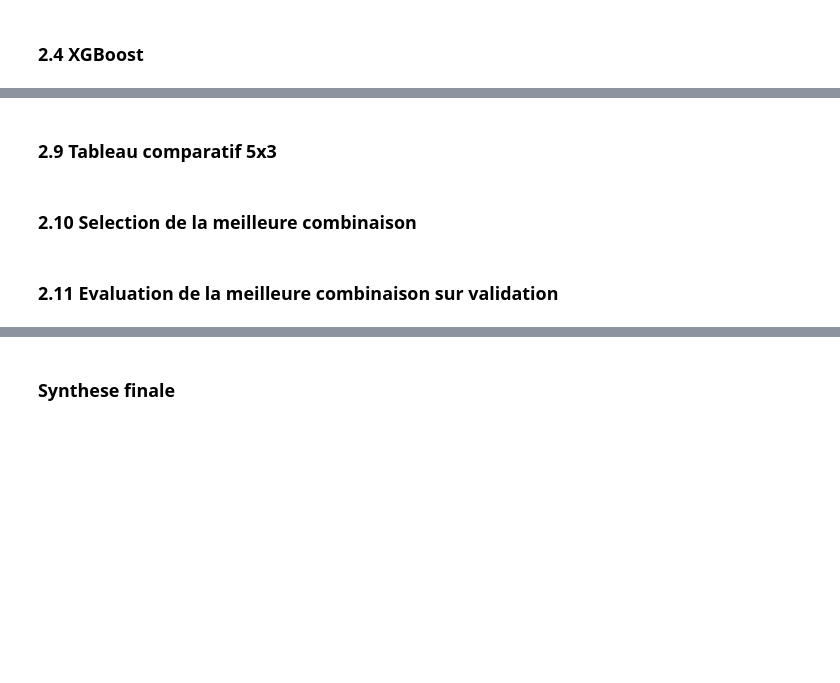
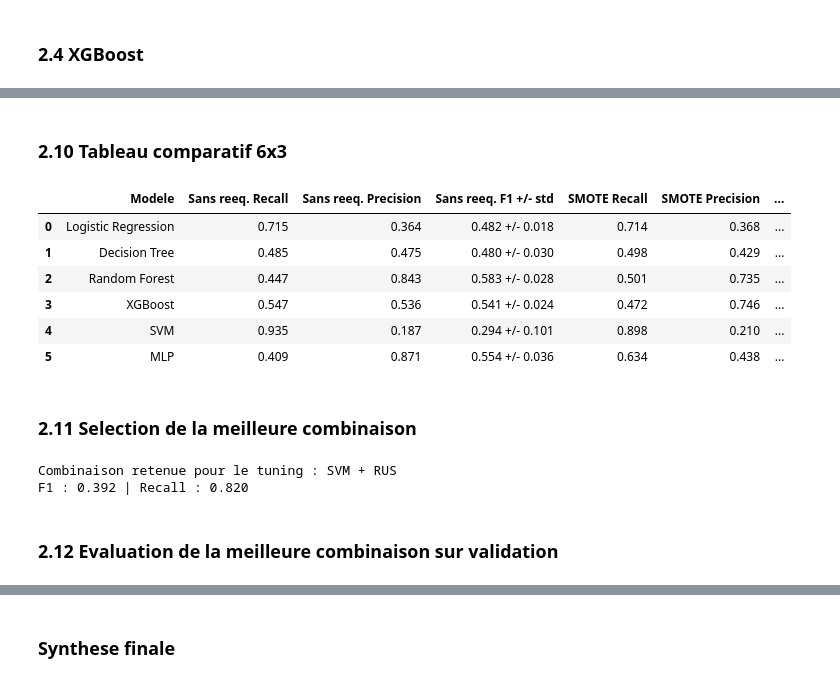
Before and after one commit to Assel-El-Fadil/ML_Medical_trial_prediction, a Jupyter notebook: notebooks/04_modeling.ipynb, the cells around one changed output, grey strips where cells are left out. Saved outputs shown, nothing was run; the diff lists cells and outputs as text; code cells hidden in the pictures; blank space fills up the shorter version.

Commit message:
tuning

```diff
--- a/notebooks/04_modeling.ipynb
+++ b/notebooks/04_modeling.ipynb
@@ -147,0 +181,20 @@ print(f"Precision : {np.mean(results_xgb['test_precision']):.3f} ± {np.std(resu
+# %%
+from sklearn.model_selection import StratifiedKFold
+scoring = ['f1', 'recall', 'precision']
+cv = StratifiedKFold(n_splits=5, shuffle=True, random_state=42)
+import numpy as np
+from sklearn.model_selection import cross_validate
+from imblearn.pipeline import Pipeline
+from sklearn.svm import SVC
+
+pipeline_svm = Pipeline([
+    ('preprocessor', preprocessor),
+    ('model', SVC(kernel='rbf', class_weight='balanced', random_state=42))
+])
+
+results_svm = cross_validate(pipeline_svm, X_train, y_train, cv=cv, scoring=scoring, n_jobs=-1)
+
+print("SVM :")
+print(f"F1-score  : {np.mean(results_svm['test_f1']):.3f} ± {np.std(results_svm['test_f1']):.3f}")
+print(f"Recall    : {np.mean(results_svm['test_recall']):.3f} ± {np.std(results_svm['test_recall']):.3f}")
+print(f"Precision : {np.mean(results_svm['test_precision']):.3f} ± {np.std(results_svm['test_precision']):.3f}")
@@ -179,6 +242,7 @@ results_map = {
     'Decision Tree':        results_dt,
     'Random Forest':        results_rf,
     'XGBoost':              results_xgb,
+    'SVM':                  results_svm,
     'MLP':                  results_mlp,
 }
 
@@ -204,6 +277,7 @@ from sklearn.linear_model import LogisticRegression
 from sklearn.tree import DecisionTreeClassifier
 from sklearn.ensemble import RandomForestClassifier
 from xgboost import XGBClassifier
+from sklearn.svm import SVC
 from sklearn.neural_network import MLPClassifier
 from sklearn.model_selection import StratifiedKFold, cross_validate
 import numpy as np
@@ -216,6 +290,7 @@ pipelines_smote = {
     'Decision Tree':       Pipeline([('preprocessor', preprocessor), ('smote', SMOTE(random_state=42)), ('model', DecisionTreeClassifier(random_state=42))]),
     'Random Forest':       Pipeline([('preprocessor', preprocessor), ('smote', SMOTE(random_state=42)), ('model', RandomForestClassifier(n_estimators=200, random_state=42))]),
     'XGBoost':             Pipeline([('preprocessor', preprocessor), ('smote', SMOTE(random_state=42)), ('model', XGBClassifier(eval_metric='logloss', random_state=42))]),
+    'SVM':                 Pipeline([('preprocessor', preprocessor), ('smote', SMOTE(random_state=42)), ('model', SVC(kernel='rbf', random_state=42))]),
     'MLP':                 Pipeline([('preprocessor', preprocessor), ('smote', SMOTE(random_state=42)), ('model', MLPClassifier(early_stopping=True, max_iter=500, random_state=42))]),
 }
 
@@ -234,6 +327,7 @@ from sklearn.linear_model import LogisticRegression
 from sklearn.tree import DecisionTreeClassifier
 from sklearn.ensemble import RandomForestClassifier
 from xgboost import XGBClassifier
+from sklearn.svm import SVC
 from sklearn.neural_network import MLPClassifier
 from sklearn.model_selection import StratifiedKFold
 scoring = ['f1', 'recall', 'precision']
@@ -248,6 +342,7 @@ pipelines_rus = {
     'Decision Tree': Pipeline([('preprocessor', preprocessor), ('rus', RandomUnderSampler(random_state=42)), ('model', DecisionTreeClassifier(random_state=42))]),
     'Random Forest': Pipeline([('preprocessor', preprocessor), ('rus', RandomUnderSampler(random_state=42)), ('model', RandomForestClassifier(n_estimators=200, random_state=42))]),
     'XGBoost': Pipeline([('preprocessor', preprocessor), ('rus', RandomUnderSampler(random_state=42)), ('model', XGBClassifier(eval_metric='logloss', random_state=42))]),
+    'SVM': Pipeline([('preprocessor', preprocessor), ('rus', RandomUnderSampler(random_state=42)), ('model', SVC(kernel='rbf', random_state=42))]),
     'MLP': Pipeline([('preprocessor', preprocessor), ('rus', RandomUnderSampler(random_state=42)), ('model', MLPClassifier(early_stopping=True, max_iter=500, random_state=42))])
 }
 
@@ -262,47 +375,60 @@ for name, pipe in pipelines_rus.items():
 # %% [markdown]
-### 2.9 Tableau comparatif 5x3
+### 2.10 Tableau comparatif 6x3
 # %%
 from IPython.display import display
 import numpy as np
 import pandas as pd
 
-modeles = ['Logistic Regression', 'Decision Tree', 'Random Forest', 'XGBoost', 'MLP']
+modeles = ['Logistic Regression', 'Decision Tree', 'Random Forest', 'XGBoost', 'SVM', 'MLP']
 results_base = {
     'Logistic Regression': results_lr,
     'Decision Tree':        results_dt,
     'Random Forest':        results_rf,
     'XGBoost':              results_xgb,
+    'SVM':                  results_svm,
     'MLP':                  results_mlp,
 }
 
 data = []
 for name in modeles:
     rb = results_base[name]
     rs = results_smote[name]
     rr = results_rus[name]
     data.append({
         'Modele':                name,
+        'Sans reeq. Recall':     round(np.mean(rb['test_recall']), 3),
+        'Sans reeq. Precision':  round(np.mean(rb['test_precision']), 3),
         'Sans reeq. F1 +/- std': f"{np.mean(rb['test_f1']):.3f} +/- {np.std(rb['test_f1']):.3f}",
+        'SMOTE Recall':          round(np.mean(rs['test_recall']), 3),
+        'SMOTE Precision':       round(np.mean(rs['test_precision']), 3),
         'SMOTE F1 +/- std':      f"{np.mean(rs['test_f1']):.3f} +/- {np.std(rs['test_f1']):.3f}",
+        'RUS Recall':            round(np.mean(rr['test_recall']), 3),
+        'RUS Precision':         round(np.mean(rr['test_precision']), 3),
         'RUS F1 +/- std':        f"{np.mean(rr['test_f1']):.3f} +/- {np.std(rr['test_f1']):.3f}",
-        'Sans reeq. Recall':     round(np.mean(rb['test_recall']), 3),
-        'SMOTE Recall':          round(np.mean(rs['test_recall']), 3),
-        'RUS Recall':            round(np.mean(rr['test_recall']), 3),
     })
 
 df_comparatif = pd.DataFrame(data)
 display(df_comparatif)
+# %% [output]
+|  | Modele | Sans reeq. Recall | Sans reeq. Precision | Sans reeq. F1 +/- std | SMOTE Recall | SMOTE Precision | ... |
+| 0 | Logistic Regression | 0.715 | 0.364 | 0.482 +/- 0.018 | 0.714 | 0.368 | ... |
+| 1 | Decision Tree | 0.485 | 0.475 | 0.480 +/- 0.030 | 0.498 | 0.429 | ... |
+| 2 | Random Forest | 0.447 | 0.843 | 0.583 +/- 0.028 | 0.501 | 0.735 | ... |
+| 3 | XGBoost | 0.547 | 0.536 | 0.541 +/- 0.024 | 0.472 | 0.746 | ... |
+| 4 | SVM | 0.935 | 0.187 | 0.294 +/- 0.101 | 0.898 | 0.210 | ... |
+| 5 | MLP | 0.409 | 0.871 | 0.554 +/- 0.036 | 0.634 | 0.438 | ... |
 # %% [markdown]
-### 2.10 Selection de la meilleure combinaison
+### 2.11 Selection de la meilleure combinaison
 # %%
 import numpy as np
 
-modeles = ['Logistic Regression', 'Decision Tree', 'Random Forest', 'XGBoost', 'MLP']
+modeles = ['Logistic Regression', 'Decision Tree', 'Random Forest', 'XGBoost', 'SVM', 'MLP']
 results_base = {
     'Logistic Regression': results_lr,
     'Decision Tree':        results_dt,
     'Random Forest':        results_rf,
     'XGBoost':              results_xgb,
+    'SVM':                  results_svm,
     'MLP':                  results_mlp,
 }
 
@@ -337,8 +463,11 @@ if best_combo == ('', ''):
 best_model_name, best_strategy = best_combo
 print(f"Combinaison retenue pour le tuning : {best_model_name} + {best_strategy}")
 print(f"F1 : {best_f1:.3f} | Recall : {best_recall:.3f}")
+# %% [output]
+Combinaison retenue pour le tuning : SVM + RUS
+F1 : 0.392 | Recall : 0.820
 # %% [markdown]
-### 2.11 Evaluation de la meilleure combinaison sur validation
+### 2.12 Evaluation de la meilleure combinaison sur validation
 # %%
 from sklearn.linear_model import LogisticRegression
 from sklearn.tree import DecisionTreeClassifier
```
Also changed, not shown: parts of 17 cells of this notebook, 11 other files.
